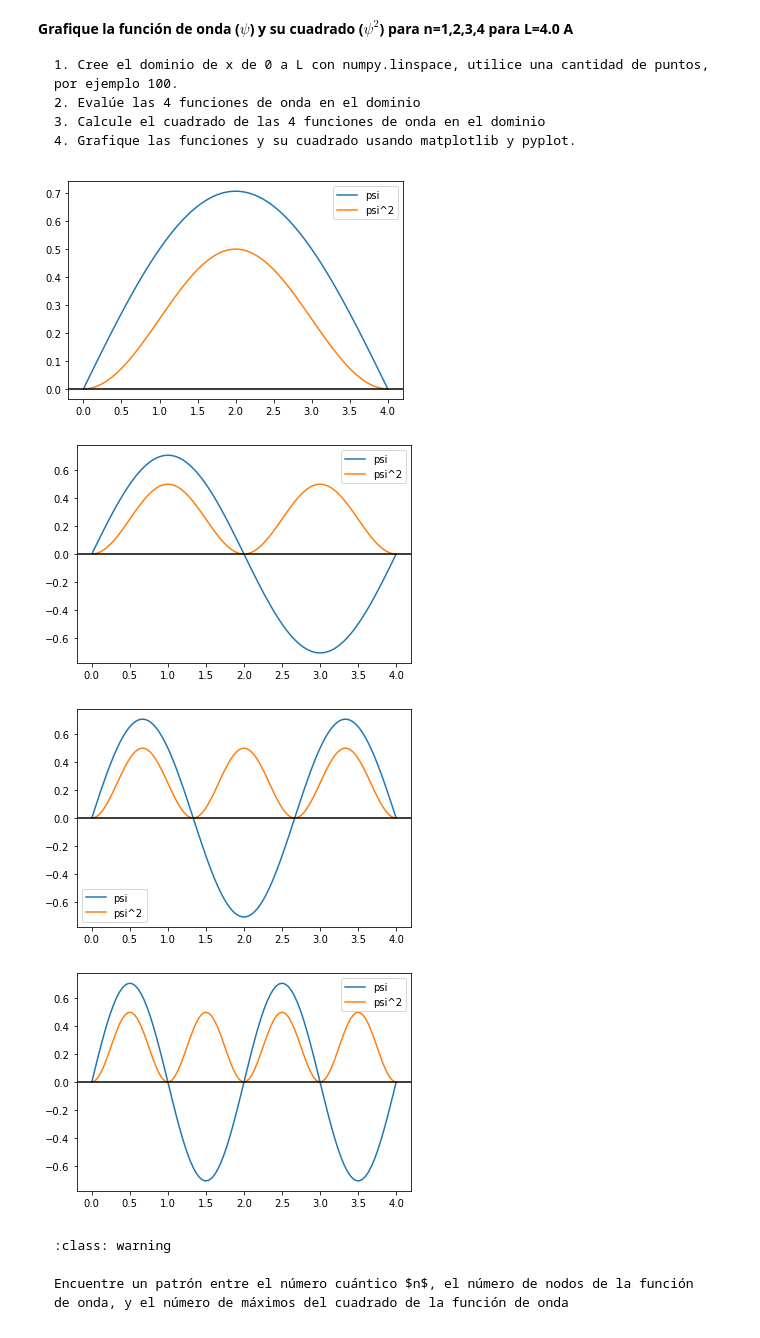
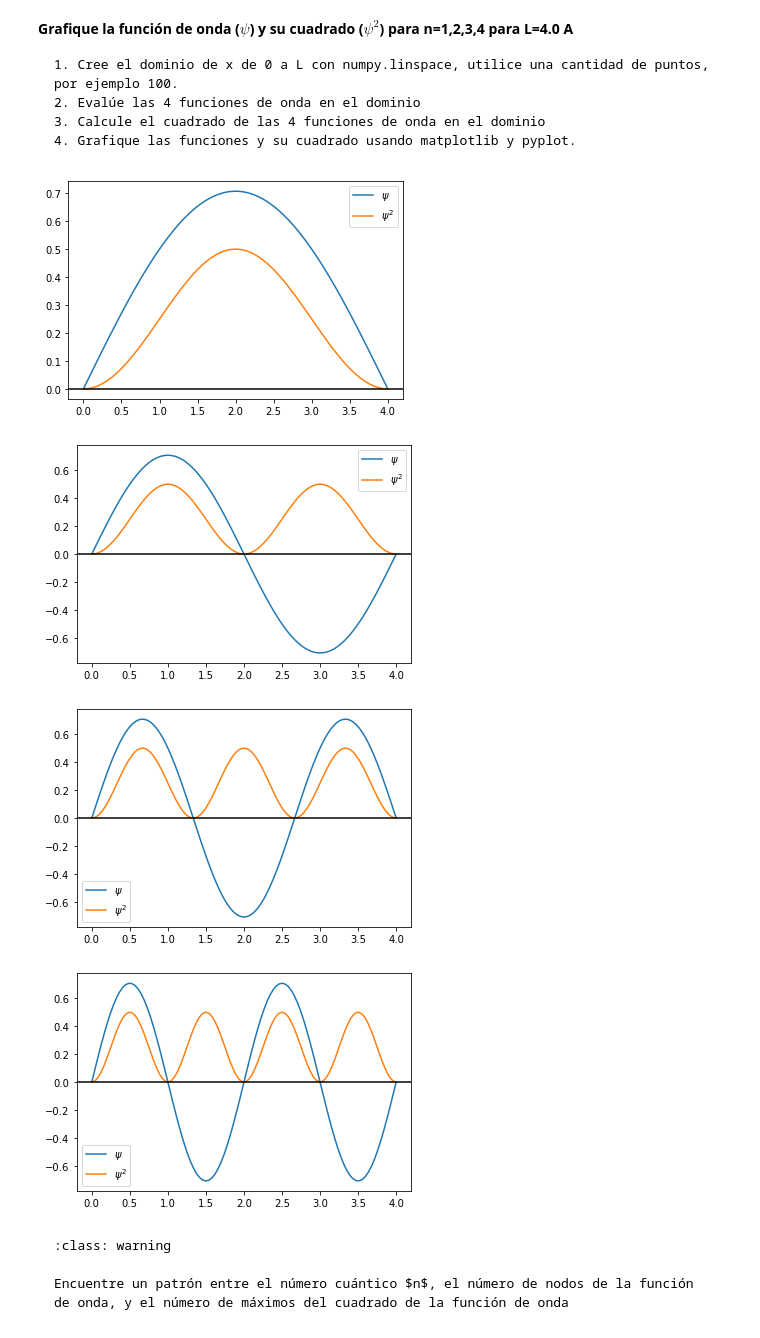
Before and after one commit to felipelewyee/Cuantica-I, a Jupyter notebook: Caja.ipynb, the cells around one changed output. Drawn from its saved outputs; the diff is of its cells as text; code cells hidden in the pictures.

````diff
--- a/Caja.ipynb
+++ b/Caja.ipynb
@@ -177,50 +177,50 @@ n=1
 
 psi=np.sqrt(2.0/L)*np.sin(n*np.pi*x/L)
 psi2=psi*psi
-plt.plot(x,psi,label="psi")
-plt.plot(x,psi2,label="psi^2")
+plt.plot(x,psi,label="$\psi$")
+plt.plot(x,psi2,label="$\psi^2$")
 
 plt.legend()
 plt.axhline(y=0, color='k')
 plt.show()
 
 n=2
 
 psi=np.sqrt(2.0/L)*np.sin(n*np.pi*x/L)
 psi2=psi*psi
-plt.plot(x,psi,label="psi")
-plt.plot(x,psi2,label="psi^2")
+plt.plot(x,psi,label="$\psi$")
+plt.plot(x,psi2,label="$\psi^2$")
 
 plt.legend()
 plt.axhline(y=0, color='k')
 plt.show()
 
 n=3
 
 psi=np.sqrt(2.0/L)*np.sin(n*np.pi*x/L)
 psi2=psi*psi
-plt.plot(x,psi,label="psi")
-plt.plot(x,psi2,label="psi^2")
+plt.plot(x,psi,label="$\psi$")
+plt.plot(x,psi2,label="$\psi^2$")
 
 plt.legend()
 plt.axhline(y=0, color='k')
 plt.show()
 
 n=4
 
 psi=np.sqrt(2.0/L)*np.sin(n*np.pi*x/L)
 psi2=psi*psi
-plt.plot(x,psi,label="psi")
-plt.plot(x,psi2,label="psi^2")
+plt.plot(x,psi,label="$\psi$")
+plt.plot(x,psi2,label="$\psi^2$")
 
 plt.legend()
 plt.axhline(y=0, color='k')
 plt.show()
 # %% [output]
-[figure, old version]
+[figure, new version]
-[figure, old version]
+[figure, new version]
-[figure, old version]
+[figure, new version]
-[figure, old version]
+[figure, new version]
 # %% [markdown]
 ```{admonition} Pregunta
 :class: warning
````
Also changed, not shown: parts of 3 cells of this notebook, 2 other files.
